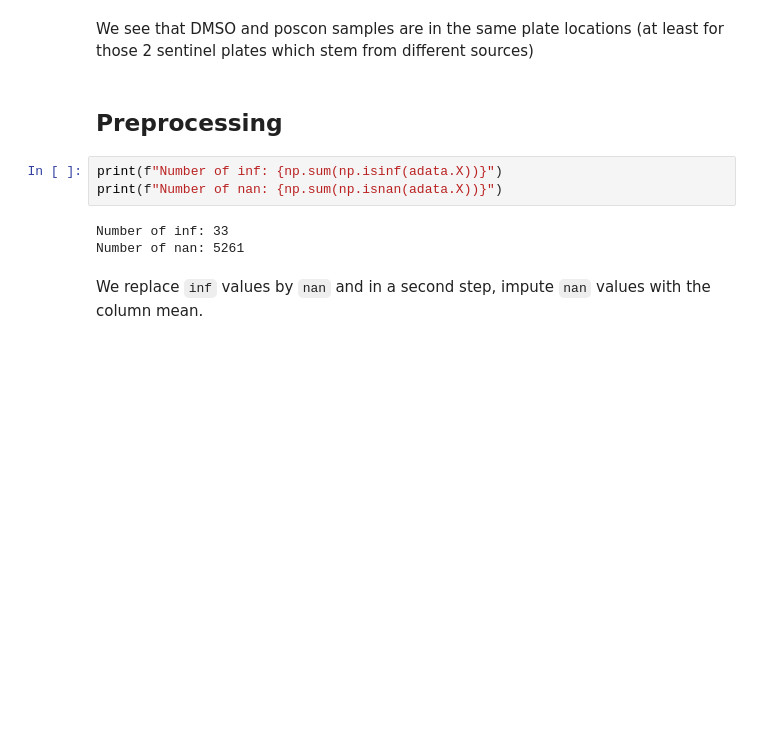
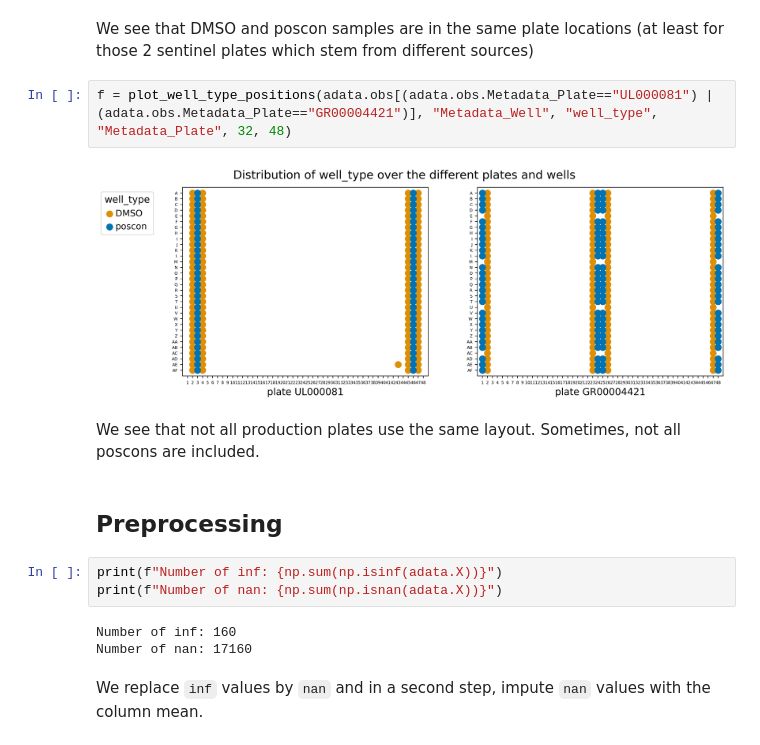
Before and after one commit to mBiocoder/batch_correction_cellpainting, a Jupyter notebook: notebooks/data_exploration/jump_preprocessing.ipynb, the cells around one changed output. Drawn from its saved outputs; the diff is of its cells as text; blank space fills up the shorter version.

Commit message:
preprocessing and plate plotting

```diff
--- a/notebooks/data_exploration/jump_preprocessing.ipynb
+++ b/notebooks/data_exploration/jump_preprocessing.ipynb
@@ -68,13 +58,19 @@ f = plot_well_type_positions(adata.obs[(adata.obs.Metadata_Plate=="ACPJUM012") |
 # %% [markdown]
 We see that DMSO and poscon samples are in the same plate locations (at least for those 2 sentinel plates which stem from different sources)
+# %%
+f = plot_well_type_positions(adata.obs[(adata.obs.Metadata_Plate=="UL000081") | (adata.obs.Metadata_Plate=="GR00004421")], "Metadata_Well", "well_type", "Metadata_Plate", 32, 48)
+# %% [output]
+[figure, added]
+# %% [markdown]
+We see that not all production plates use the same layout. Sometimes, not all poscons are included.
 # %% [markdown]
 ## Preprocessing
 # %%
 print(f"Number of inf: {np.sum(np.isinf(adata.X))}")
 print(f"Number of nan: {np.sum(np.isnan(adata.X))}")
 # %% [output]
-Number of inf: 33
-Number of nan: 5261
+Number of inf: 160
+Number of nan: 17160
 # %% [markdown]
 We replace `inf` values by `nan` and in a second step, impute `nan` values with the column mean.
 # %%
```
Also changed, not shown: parts of 8 cells of this notebook, 1 other file.
